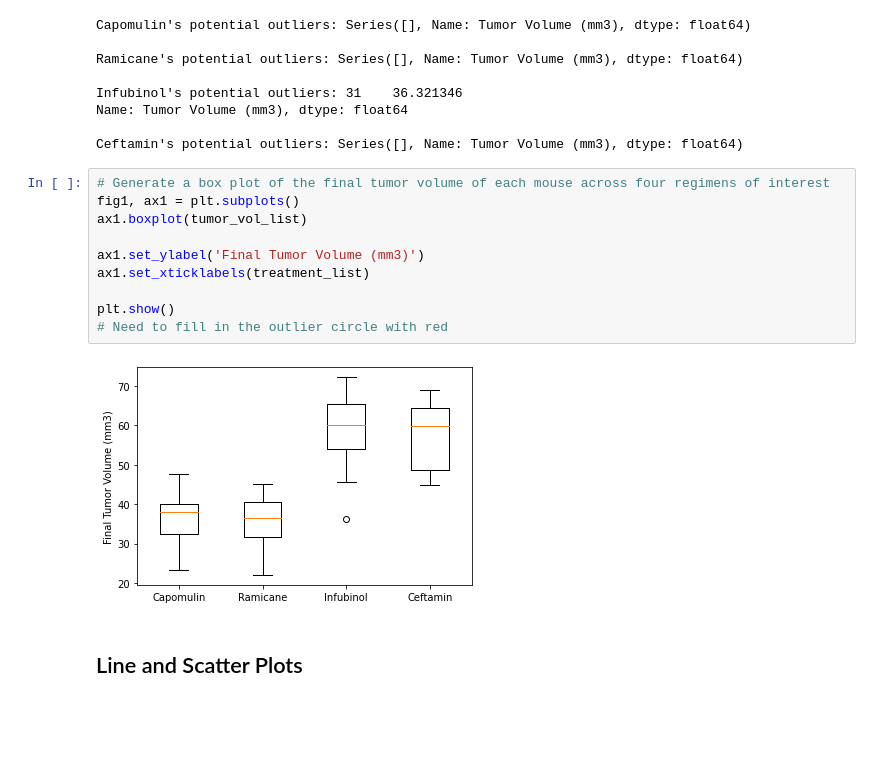
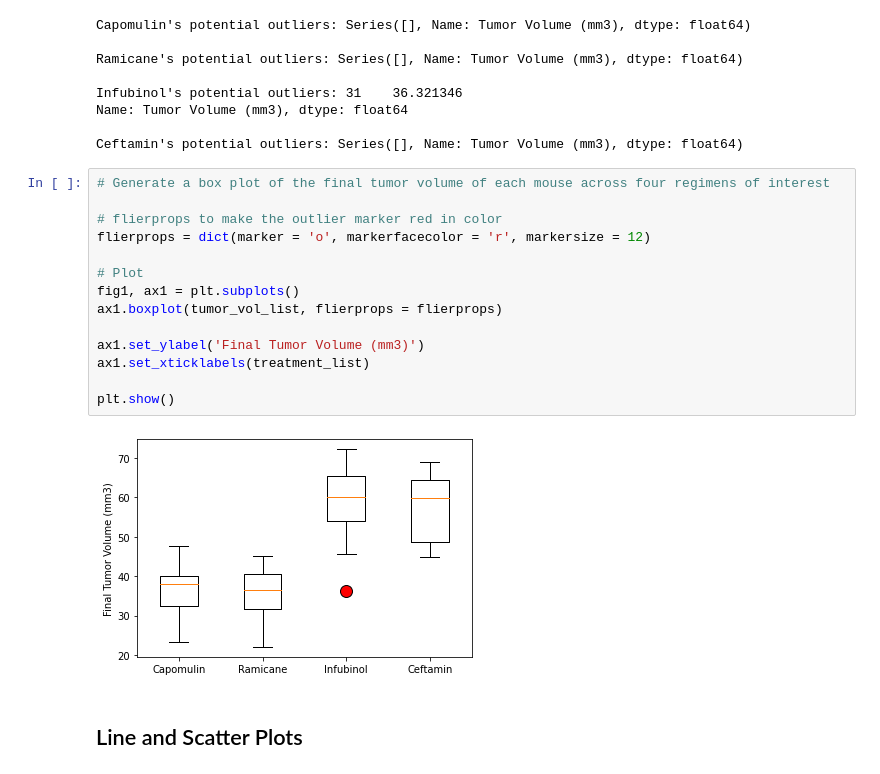
Before and after one commit to MrMrRPG/matplotlib_challenge, a Jupyter notebook: Pymaceuticals/pymaceuticals_starter.ipynb, the cells around one changed output. Saved outputs shown, nothing was run; the diff lists cells and outputs as text; blank space fills up the shorter version.

```diff
--- a/Pymaceuticals/pymaceuticals_starter.ipynb
+++ b/Pymaceuticals/pymaceuticals_starter.ipynb
@@ -270,16 +272,20 @@ Name: Tumor Volume (mm3), dtype: float64
 Ceftamin's potential outliers: Series([], Name: Tumor Volume (mm3), dtype: float64)
 # %%
 # Generate a box plot of the final tumor volume of each mouse across four regimens of interest
+
+# flierprops to make the outlier marker red in color
+flierprops = dict(marker = 'o', markerfacecolor = 'r', markersize = 12)
+
+# Plot
 fig1, ax1 = plt.subplots()
-ax1.boxplot(tumor_vol_list)
+ax1.boxplot(tumor_vol_list, flierprops = flierprops)
 
 ax1.set_ylabel('Final Tumor Volume (mm3)')
 ax1.set_xticklabels(treatment_list)
 
 plt.show()
-# Need to fill in the outlier circle with red
 # %% [output]
-[figure, old version]
+[figure, new version]
 # %% [markdown]
 ## Line and Scatter Plots
 # %%
```
Also changed, not shown: parts of 5 cells of this notebook.
